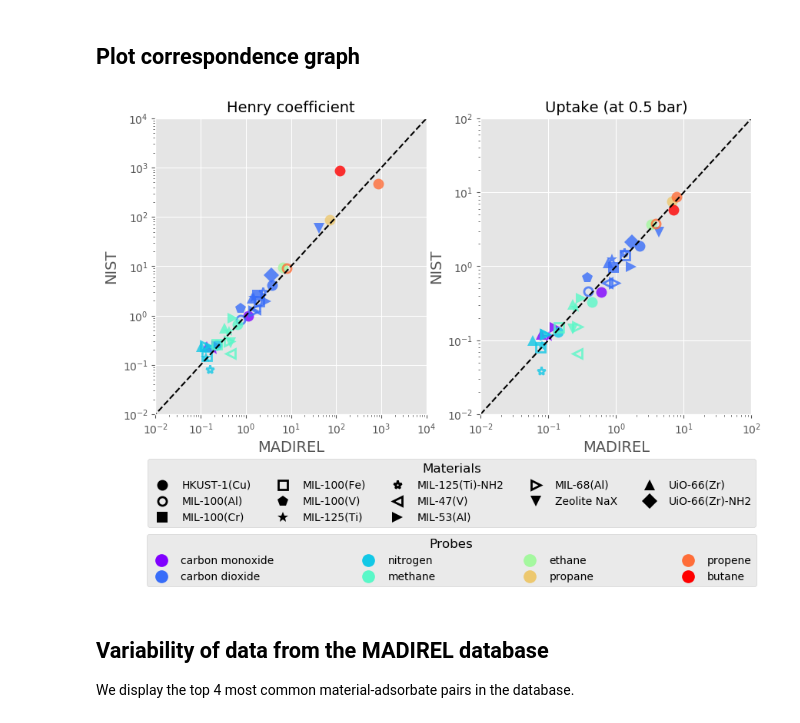
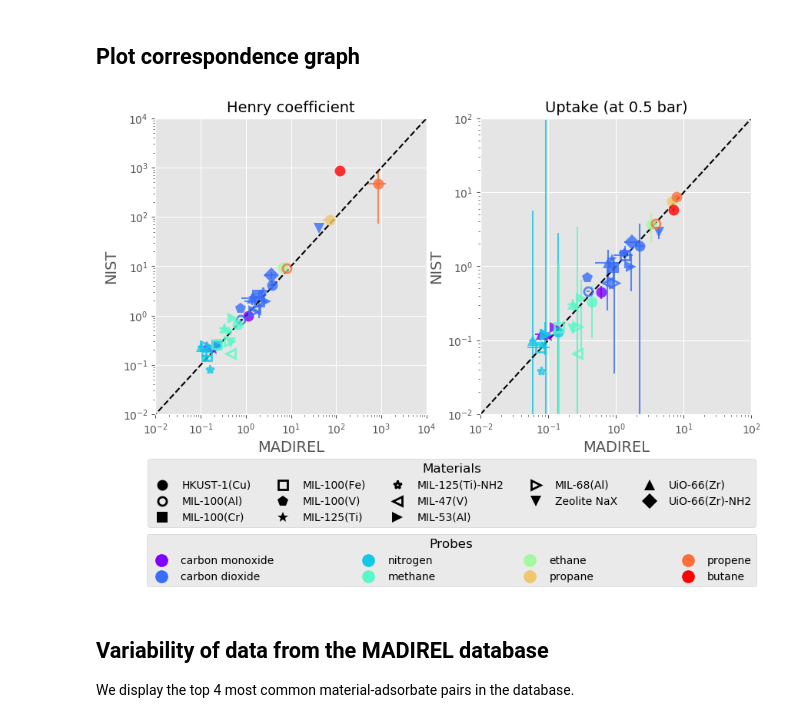
Before and after one commit to pauliacomi/separation-explorer, a Jupyter notebook: notebooks/compare-isotherms.ipynb, the cells around one changed output. Saved outputs shown, nothing was run; the diff lists cells and outputs as text; code cells hidden in the pictures.

```diff
--- a/notebooks/compare-isotherms.ipynb
+++ b/notebooks/compare-isotherms.ipynb
@@ -210,13 +219,15 @@ for ads in probes:
     for mat in mats:
         if mat in kpi.index:
             plotted.append(mat)
-            ax1.plot(
+            ax1.errorbar(
                 kpi.loc[mat, ('kH_x', 'med')], kpi.loc[mat, ('kH_y', 'med')],
+                xerr=kpi.loc[mat, ('kH_x', 'err')], yerr=kpi.loc[mat, ('kH_x', 'err')],
                 color=colors[probes.index(ads)],
                 linestyle='', alpha=0.8,
                 **markers[mats.index(mat)])
-            ax2.plot(
+            ax2.errorbar(
                 kpi.loc[mat, ('L_x', 'med')], kpi.loc[mat, ('L_y', 'med')],
+                xerr=kpi.loc[mat, ('L_x', 'err')], yerr=kpi.loc[mat, ('L_y', 'err')],
                 color=colors[probes.index(ads)],
                 linestyle='', alpha=0.8,
                 **markers[mats.index(mat)])
@@ -239,34 +250,34 @@ ax1.set_ylim([1e-2, 1e4])
 ax2.set_xlim([1e-2, 100])
 ax2.set_ylim([1e-2, 100])
 
 plot_lines = []
 for mat in mats:
     if mat in plotted:
         line = Line2D([0], [0], color='k', linestyle='',
                     label=mat, **markers[mats.index(mat)])
         plot_lines.append(line)
 legend1 = ax1.legend(handles=plot_lines, title='Materials', ncol=5,
                      loc='lower left', bbox_to_anchor=(-0.05, -0.4))
 legend1.get_title().set_fontsize('12')
 
 plot_lines = []
 for ads in probes:
     line = Line2D([0], [0], marker='o', linestyle='', ms='11',
                   label=ads, color=colors[probes.index(ads)])
     plot_lines.append(line)
 legend2 = ax2.legend(handles=plot_lines, title='Probes', ncol=4,
                      loc='lower center', bbox_to_anchor=(-0.108, -0.6),
                      columnspacing=7.85)
 legend2.get_title().set_fontsize('12')
 
 ax1.plot([-20, 1e10], [-20, 1e10], 'k--')
 ax2.plot([0.01, 100], [0.01, 100], 'k--')
 
 plt.savefig("./madirel-v-nist.png", dpi=300,
             bbox_inches='tight', bbox_extra_artists=[legend1, legend2])
 plt.show()
 # %% [output]
-[figure, old version]
+[figure, new version]
 # %% [markdown]
 ## Variability of data from the MADIREL database
 
```
Also changed, not shown: parts of 6 cells of this notebook, 1 other file.
